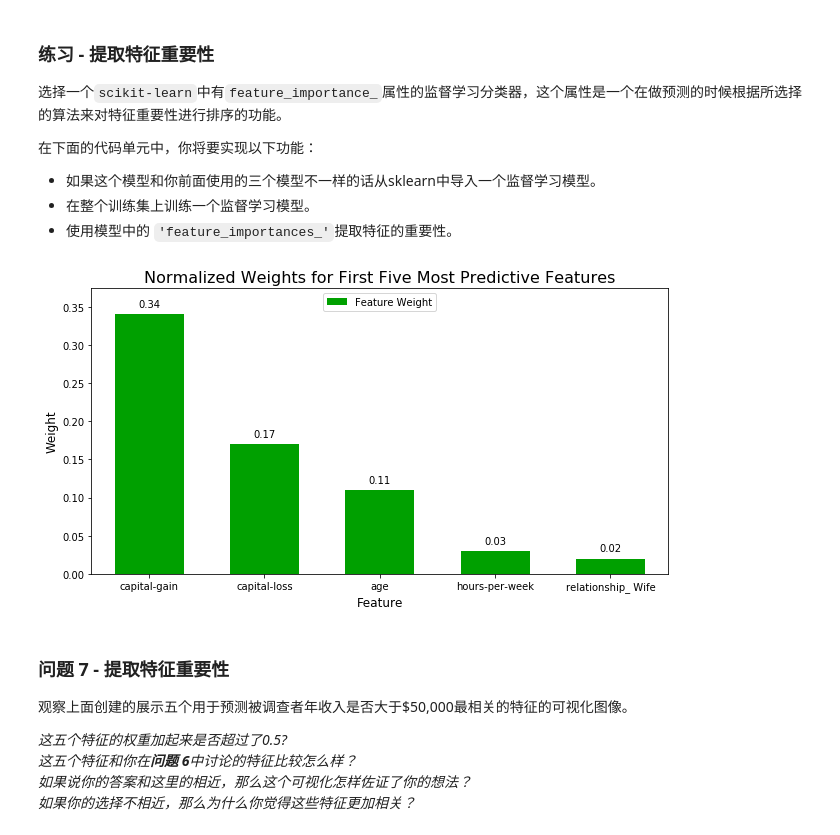
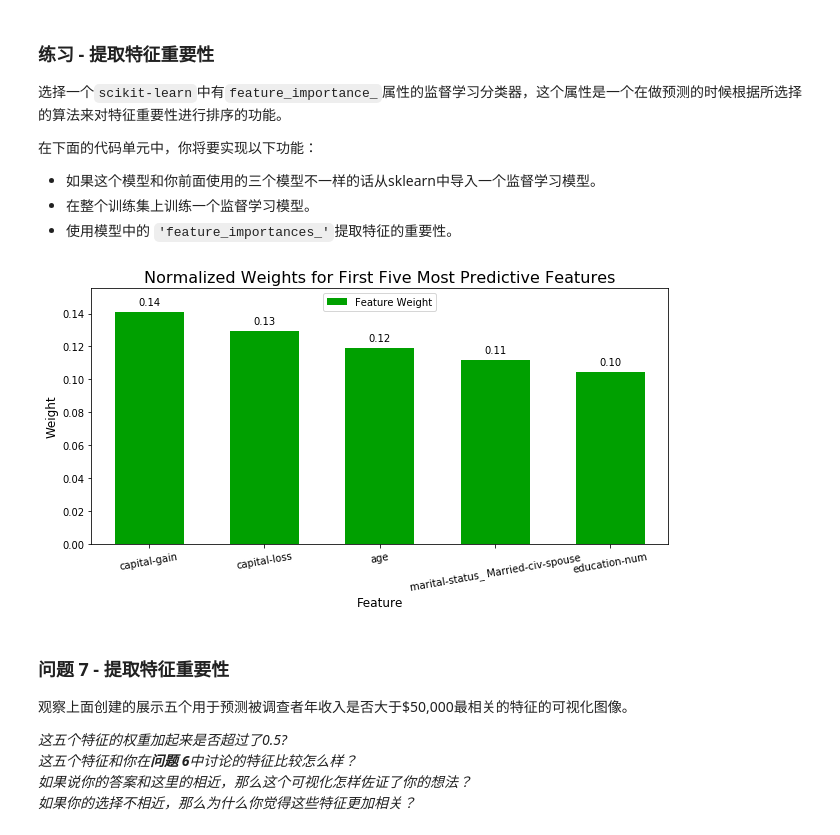
Before and after one commit to ZJZz/Udacity-ML, a Jupyter notebook: finding_donors/finding_donors.ipynb, the cells around one changed output. Drawn from its saved outputs; the diff is of its cells as text; code cells hidden in the pictures.

```diff
--- a/finding_donors/finding_donors.ipynb
+++ b/finding_donors/finding_donors.ipynb
@@ -563,17 +560,17 @@ _在这十三个记录中，你认为哪五个特征对于预测是最重要的
 # %%
 # TODO：导入一个有'feature_importances_'的监督学习模型
 from sklearn.ensemble import AdaBoostClassifier
 
 # TODO：在训练集上训练一个监督学习模型
-model = AdaBoostClassifier(n_estimators=100).fit(X_train, y_train)
+model = GradientBoostingClassifier(random_state=0).fit(X_train, y_train)
 
 # TODO： 提取特征重要性
 importances = model.feature_importances_
 
 # 绘图
 vs.feature_plot(importances, X_train, y_train)
 # %% [output]
-[figure, old version]
+[figure, new version]
 # %% [markdown]
 ### 问题 7 - 提取特征重要性
 观察上面创建的展示五个用于预测被调查者年收入是否大于\$50,000最相关的特征的可视化图像。
```
Also changed, not shown: parts of 11 cells of this notebook, 1 other file.
